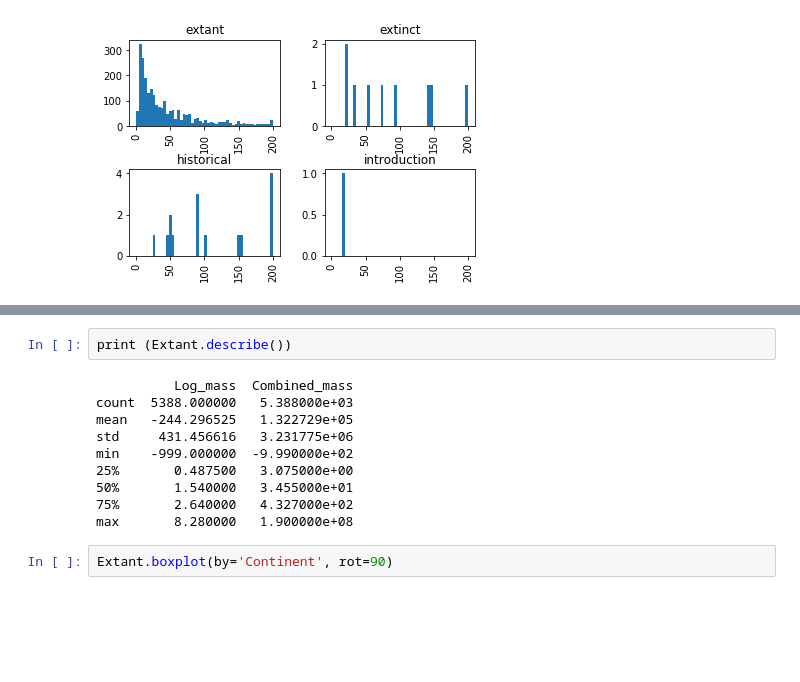
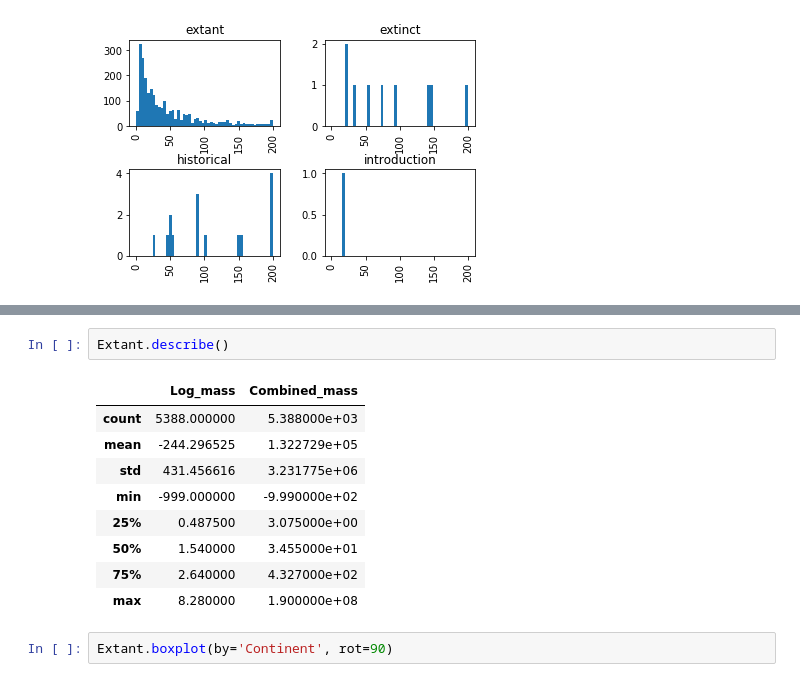
Before and after one commit to GatorBioinformatics/Python_Data_Visualization_Fall_2017, a Jupyter notebook: Plotting_instuctor.ipynb, the cells around one changed output, grey strips where cells are left out. Saved outputs shown, nothing was run; the diff lists cells and outputs as text; blank space fills up the shorter version.

```diff
--- a/Plotting_instuctor.ipynb
+++ b/Plotting_instuctor.ipynb
@@ -106,18 +107,18 @@ Extant.head()
 | 2 | AF | extant | Artiodactyla | Bovidae | Alcelaphus | buselaphus | 5.23 | 171001.5 | 63, 70 |
 | 3 | AF | extant | Artiodactyla | Bovidae | Ammodorcas | clarkei | 4.45 | 28049.8 | 60 |
 | 4 | AF | extant | Artiodactyla | Bovidae | Ammotragus | lervia | 4.68 | 48000.0 | 75 |
-# %%
-print (Extant.describe())
-# %% [output]
-          Log_mass  Combined_mass
-count  5388.000000   5.388000e+03
-mean   -244.296525   1.322729e+05
-std     431.456616   3.231775e+06
-min    -999.000000  -9.990000e+02
-25%       0.487500   3.075000e+00
-50%       1.540000   3.455000e+01
-75%       2.640000   4.327000e+02
-max       8.280000   1.900000e+08
+# %%
+Extant.describe()
+# %% [output]
+|  | Log_mass | Combined_mass |
+| count | 5388.000000 | 5.388000e+03 |
+| mean | -244.296525 | 1.322729e+05 |
+| std | 431.456616 | 3.231775e+06 |
+| min | -999.000000 | -9.990000e+02 |
+| 25% | 0.487500 | 3.075000e+00 |
+| 50% | 1.540000 | 3.455000e+01 |
+| 75% | 2.640000 | 4.327000e+02 |
+| max | 8.280000 | 1.900000e+08 |
 # %%
 Extant.boxplot(by='Continent', rot=90)
 # %% [output]
```
Also changed, not shown: parts of 4 cells of this notebook, 1 other file.
